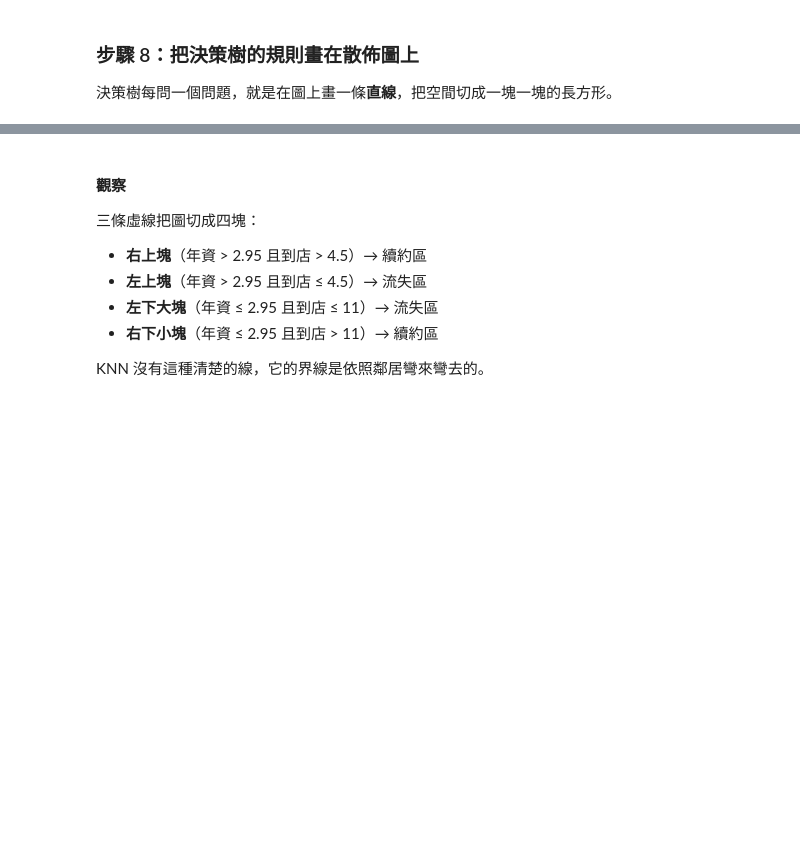
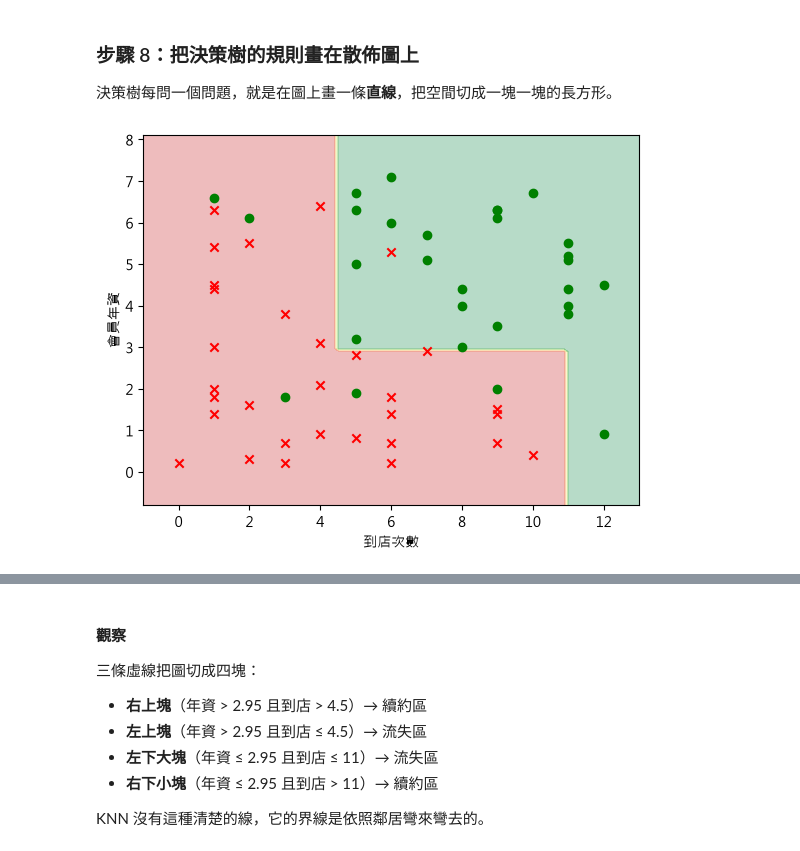
Before and after one commit to finnySun/Machine_learning, a Jupyter notebook: Step2_Build_a_machine_learning_model/lesson10_分類模型.ipynb, the cells around one changed output, grey strips where cells are left out. Saved outputs shown, nothing was run; the diff lists cells and outputs as text; code cells hidden in the pictures; blank space fills up the shorter version.

```diff
--- a/Step2_Build_a_machine_learning_model/lesson10_分類模型.ipynb
+++ b/Step2_Build_a_machine_learning_model/lesson10_分類模型.ipynb
@@ -497,6 +497,20 @@ print(export_text(tree, feature_names=["到店次數", "會員年資"]))
 ### 步驟 8：把決策樹的規則畫在散佈圖上
 
 決策樹每問一個問題，就是在圖上畫一條**直線**，把空間切成一塊一塊的長方形。
+# %%
+from sklearn.inspection import DecisionBoundaryDisplay
+
+# 自動畫出決策樹切出來的長方形色塊
+DecisionBoundaryDisplay.from_estimator(
+    tree, X_train, response_method="predict", alpha=0.3, cmap="RdYlGn"
+)
+
+# 再把原本的散佈圖疊上去即可
+plt.scatter(renew["到店次數"], renew["會員年資"], color="green", label="續約")
+plt.scatter(churn["到店次數"], churn["會員年資"], color="red", marker="x", label="流失")
+plt.show()
+# %% [output]
+[figure, added]
 # %%
 plt.scatter(renew["到店次數"], renew["會員年資"], color="green", label="續約")
 plt.scatter(churn["到店次數"], churn["會員年資"], color="red", marker="x", label="流失")
```
Also changed, not shown: parts of 12 cells of this notebook, 1 other file.
